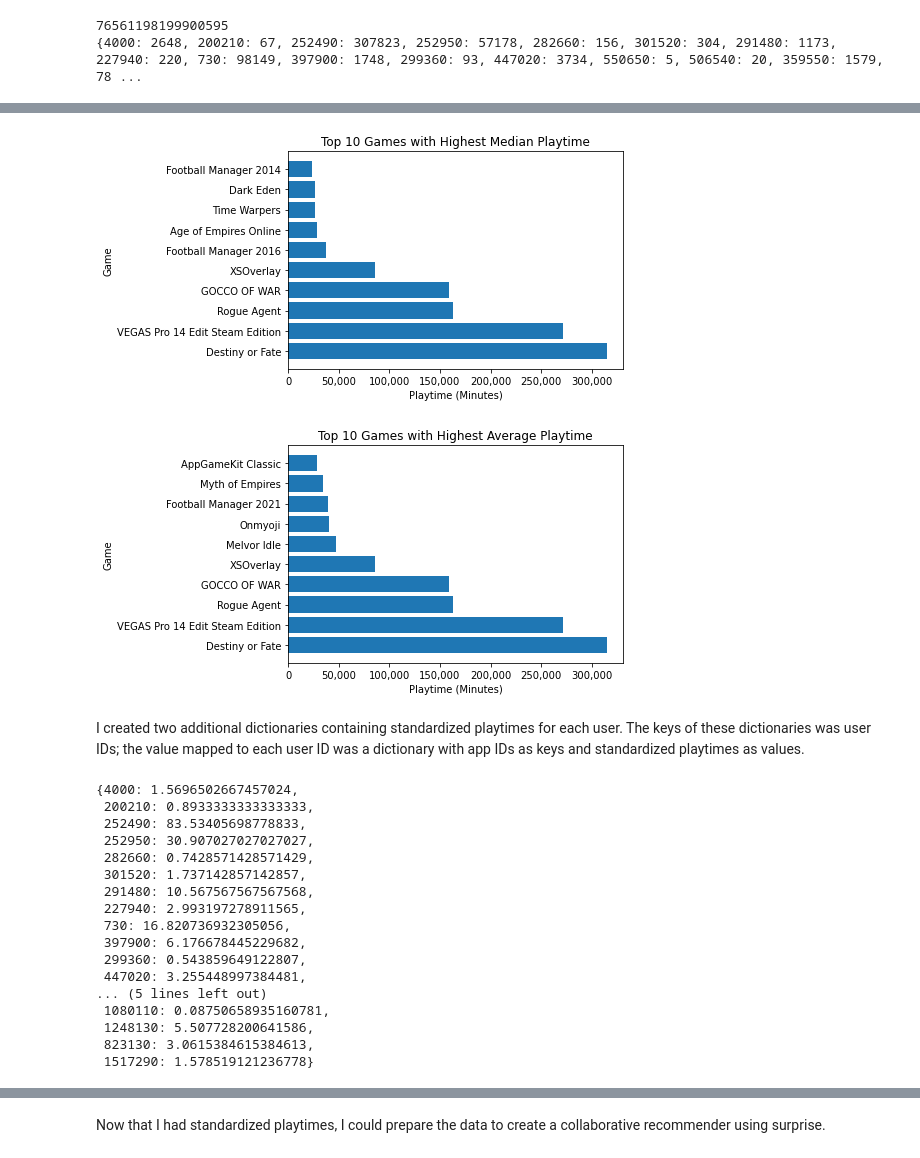
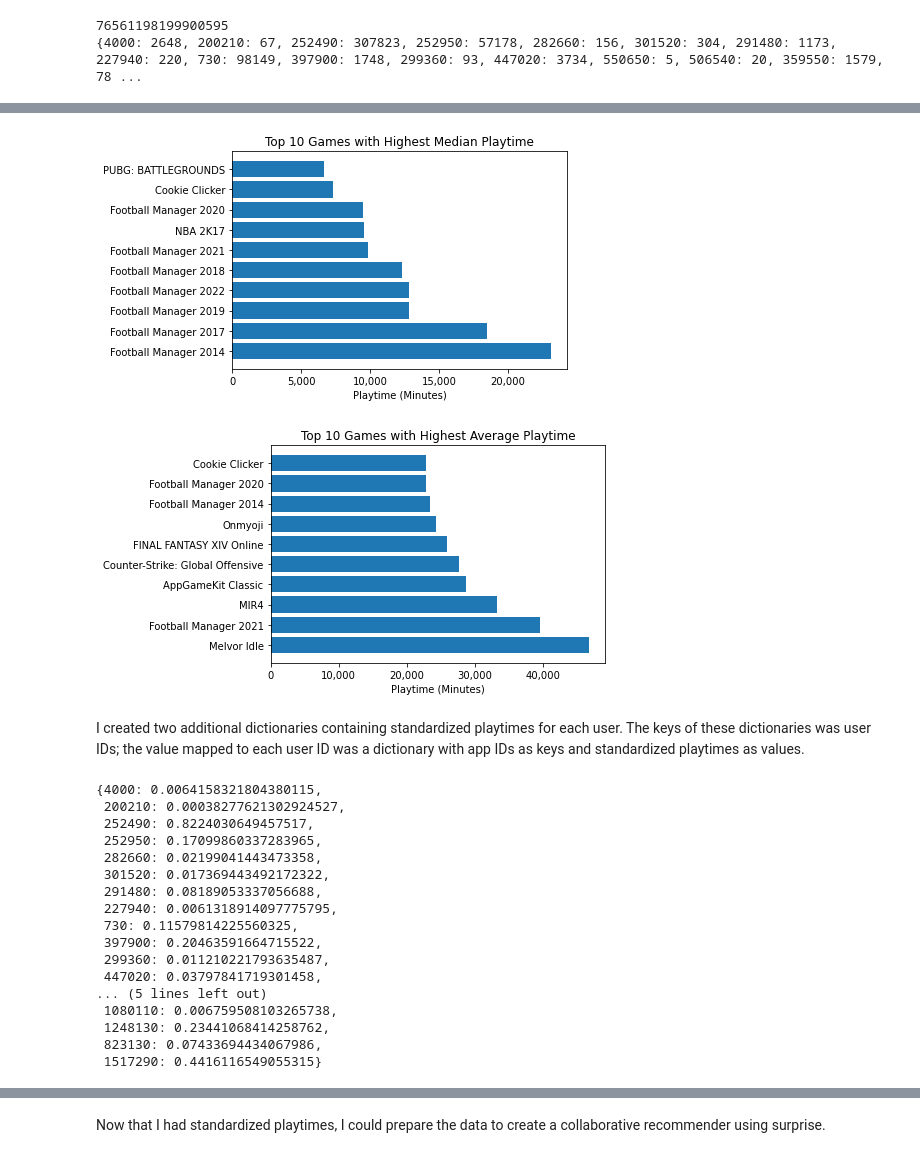
Before and after one commit to yuhkulele/Steam-Recommendations, a Jupyter notebook: notebook.ipynb, the cells around one changed output, grey strips where cells are left out. Drawn from its saved outputs; the diff is of its cells as text; code cells hidden in the pictures.

```diff
--- a/notebook.ipynb
+++ b/notebook.ipynb
@@ -1832,0 +1915,16 @@ len(users_dict)
+# %%
+#rebuild users_dict to remove games with few users
+users_dict = {}
+for user, stats in saved_players.items():
+    library_dict = {}
+    #user_library is a list of dictionaries with each dictionary corresponding to a game played
+    user_library = stats['games']
+    #each dictionary in this list contains data on a game played for the user
+    for game in user_library:
+        #ignore games with 0 playtime and games with fewer than 5 total users
+        if game['playtime_forever'] > 0 and game['appid'] not in games_few_users:
+            #store the playtime (minutes) for each game into the library dict for a user
+            library_dict[game['appid']] = game['playtime_forever']
+    #exclude users who have fewer than 5 games played
+    if len(library_dict) >= 5:
+        users_dict[user] = library_dict
@@ -1867,0 +1945,3 @@ games_dict[945360]
+# %%
+for game in games_few_users:
+    games_dict.pop(game)
@@ -1867,0 +1954,9 @@ games_dict[945360]
+# %%
+#identify the game with the most players
+game_most_players = 0
+highest_num_players = 0
+for game, value in games_dict.items():
+    if len(value['playtimes']) > highest_num_players:
+        highest_num_players = len(value['playtimes'])
+        game_most_players = game
+print(game_most_players, highest_num_players)
@@ -1870,7 +1986,9 @@ To create standardized playtimes, I calculated the mean and median playtimes for
 # %%
 median_dict = {}
 mean_dict = {}
+max_dict = {}
 for game in games_dict:
     #calculate average and median playtimes for each game
+    max_dict[game] = np.max(games_dict[game]['playtimes'])
     median_dict[game] = np.median(games_dict[game]['playtimes'])
     mean_dict[game] = np.mean(games_dict[game]['playtimes'])
@@ -1907,19 +2059,18 @@ top_10_means
 # %%
 fig, ax = plt.subplots()
 
 x = [games_dict[game[0]]['name'] for game in top_10_medians]
 y = [game[1] for game in top_10_medians]
 
 ax.barh(x, y)
 
 #format x-axis to improve readability
 ax.get_xaxis().set_major_formatter(matplotlib.ticker.FuncFormatter(
                                    lambda x, p : format(int(x), ',')))
 ax.set_xlabel('Playtime (Minutes)')
-ax.set_ylabel('Game')
 ax.set_title('Top 10 Games with Highest Median Playtime');
 # %% [output]
-[figure, old version]
+[figure, new version]
 # %%
 fig, ax = plt.subplots()
 
@@ -1932,10 +2083,9 @@ ax.barh(x, y)
 ax.get_xaxis().set_major_formatter(matplotlib.ticker.FuncFormatter(
                                    lambda x, p : format(int(x), ',')))
 ax.set_xlabel('Playtime (Minutes)')
-ax.set_ylabel('Game')
 ax.set_title('Top 10 Games with Highest Average Playtime');
 # %% [output]
-[figure, old version]
+[figure, new version]
 # %% [markdown]
 I created two additional dictionaries containing standardized playtimes for each user. The keys of these dictionaries was user IDs; the value mapped to each user ID was a dictionary with app IDs as keys and standardized playtimes as values.
 # %%
@@ -1950,20 +2100,20 @@ for user, library in users_dict.items():
 # %%
-users_median_dict['76561198199900595']
+users_max_dict['76561198199900595']
 # %% [output]
-{4000: 1.5696502667457024,
- 200210: 0.8933333333333333,
- 252490: 83.53405698778833,
- 252950: 30.907027027027027,
- 282660: 0.7428571428571429,
- 301520: 1.737142857142857,
- 291480: 10.567567567567568,
- 227940: 2.993197278911565,
- 730: 16.820736932305056,
- 397900: 6.176678445229682,
- 299360: 0.543859649122807,
- 447020: 3.255448997384481,
+{4000: 0.0064158321804380115,
+ 200210: 0.00038277621302924527,
+ 252490: 0.8224030649457517,
+ 252950: 0.17099860337283965,
+ 282660: 0.02199041443473358,
+ 301520: 0.017369443492172322,
+ 291480: 0.08189053337056688,
+ 227940: 0.0061318914097775795,
+ 730: 0.11579814225560325,
+ 397900: 0.20463591664715522,
+ 299360: 0.011210221793635487,
+ 447020: 0.03797841719301458,
 ... (5 lines left out)
- 1080110: 0.08750658935160781,
- 1248130: 5.507728200641586,
- 823130: 3.0615384615384613,
- 1517290: 1.578519121236778}
+ 1080110: 0.006759508103265738,
+ 1248130: 0.23441068414258762,
+ 823130: 0.07433694434067986,
+ 1517290: 0.4416116549055315}
```
Also changed, not shown: parts of 117 cells of this notebook, 2 other files.
